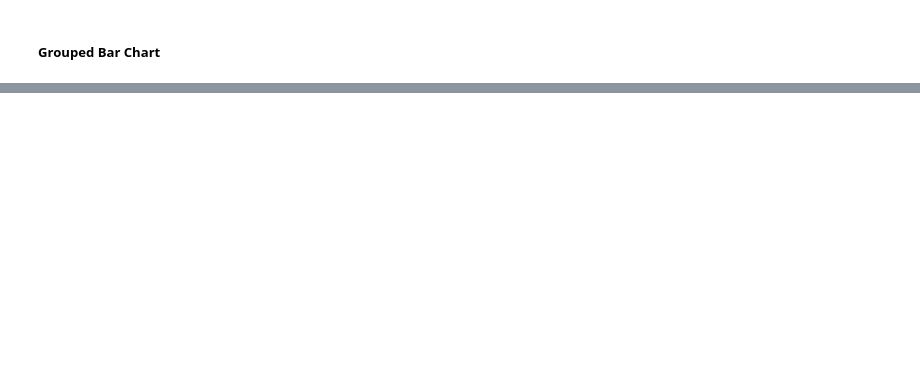
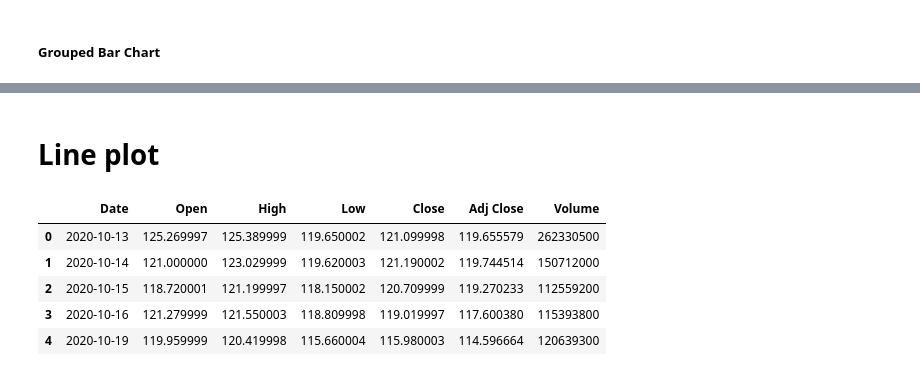
Before and after one commit to ShakilM26/Data-Visualization, a Jupyter notebook: Altair/more viz with altair.ipynb, the cells around one changed output, grey strips where cells are left out. Saved outputs shown, nothing was run; the diff lists cells and outputs as text; code cells hidden in the pictures; blank space fills up the shorter version.

```diff
--- a/Altair/more viz with altair.ipynb
+++ b/Altair/more viz with altair.ipynb
@@ -87,0 +113,12 @@ alt.Chart(stack).mark_bar().encode(alt.X('subjects', axis=alt.Axis(titleFontSize
+# %% [markdown]
+# Line plot
+# %%
+apple = pd.read_csv('apple.csv')
+apple.head()
+# %% [output]
+|  | Date | Open | High | Low | Close | Adj Close | Volume |
+| 0 | 2020-10-13 | 125.269997 | 125.389999 | 119.650002 | 121.099998 | 119.655579 | 262330500 |
+| 1 | 2020-10-14 | 121.000000 | 123.029999 | 119.620003 | 121.190002 | 119.744514 | 150712000 |
+| 2 | 2020-10-15 | 118.720001 | 121.199997 | 118.150002 | 120.709999 | 119.270233 | 112559200 |
+| 3 | 2020-10-16 | 121.279999 | 121.550003 | 118.809998 | 119.019997 | 117.600380 | 115393800 |
+| 4 | 2020-10-19 | 119.959999 | 120.419998 | 115.660004 | 115.980003 | 114.596664 | 120639300 |
```
Also changed, not shown: parts of 31 cells of this notebook, 1 other file.
